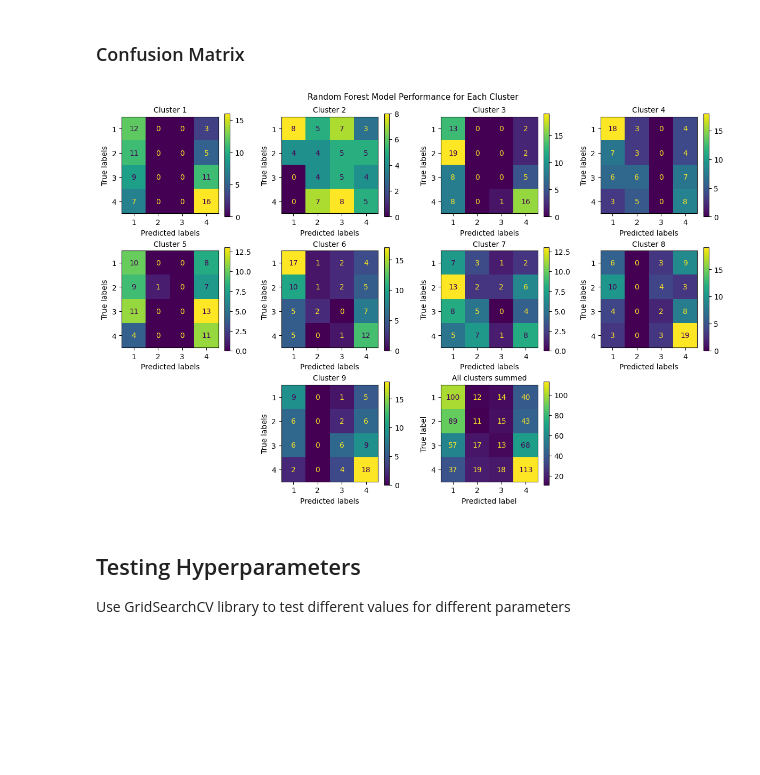
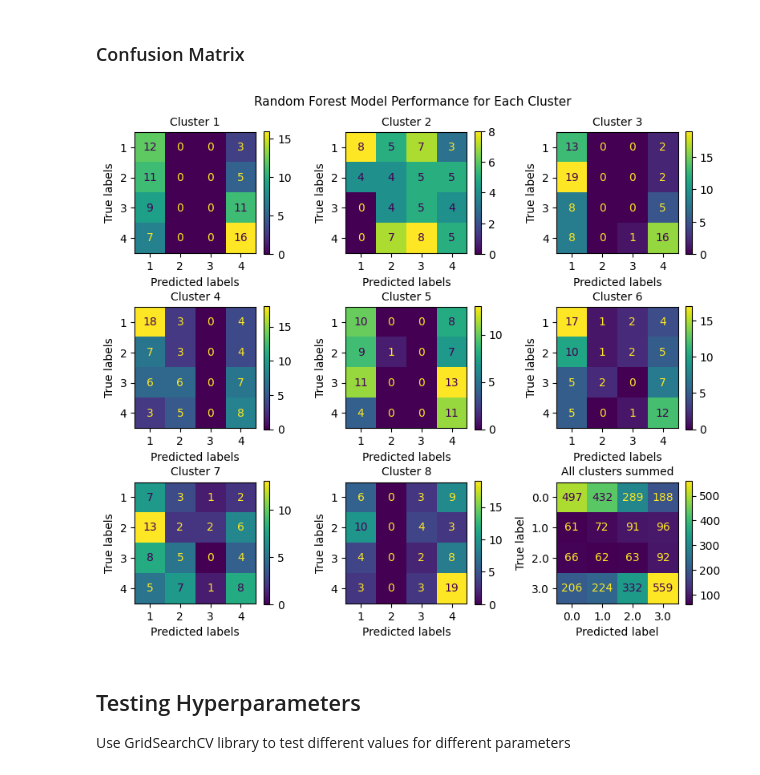
Before and after one commit to hwalters361/ML_rain_prediction, a Jupyter notebook: Introduction.ipynb, the cells around one changed output. Drawn from its saved outputs; the diff is of its cells as text; code cells hidden in the pictures; blank space fills up the shorter version.

```diff
--- a/Introduction.ipynb
+++ b/Introduction.ipynb
@@ -575,50 +573,32 @@ plt.show()
 # %%
 from sklearn.metrics import ConfusionMatrixDisplay
 
-def plot_confusion_matrices(predictions, correct_labels, title="", num_clusters=9):
+def plot_confusion_matrices(predictions, correct_labels, title=""):
     """ Plot the confusion matrices for a model for each cluster
     Args:
-        predictions (list): A list of 9 lists, where the ith list corresponds to the model predictions for cluster i+1.
-        correct_labels (list): A list of 9 lists, where the ith list corresponds to the actual labels for cluster i+1
+        predictions (list): A list of 8 lists, where the ith list corresponds to the model predictions for cluster i+1.
+        correct_labels (list): A list of 8 lists, where the ith list corresponds to the actual labels for cluster i+1
         title (str) (optioanl): A title for the figure
-        num_clusters (int): The number of clusters to plot
     """
-    if len(predictions) < num_clusters or len(correct_labels) < num_clusters:
-        raise ValueError(f"Length of predictions / labels is less than number of clusters")
-    if len(predictions) != len(correct_labels):
-        print(f"Prediction and label length mismatch. prediction length: {len(predictions)} label length: {len(correct_labels)}. Plotting only the first 9 arrays from each list")
-        predictions = predictions[:9]
-        correct_labels = correct_labels[:9]
-    if len(predictions) != num_clusters or len(correct_labels) != num_clusters:
-        print(f"Mismatch between number of clusters and predictions/labels. prediction length: {len(predictions)} label length: {len(correct_labels)} does not equal {num_clusters}. Plotting only the first 9 arrays from each list")
-        predictions = predictions[:9]
-        correct_labels = correct_labels[:9]
-
-    fig, axes = plt.subplots(nrows=3, ncols=4, figsize=(12,8))
-    spec = fig.add_gridspec(5, 5)
+    fig, axes = plt.subplots(nrows=3, ncols=3, figsize=(8,7))
+    spec = fig.add_gridspec(2, 4)
     flattened_axes = axes.flatten()
-    for i in range(9):
-        if i == 8:
-            flattened_axes[8].set_visible(False)
-            flattened_axes[11].set_visible(False)
-            a = flattened_axes[9]
-        else:
-            a = flattened_axes[i]
+    for i in range(8):
+        a = flattened_axes[i]
         ConfusionMatrixDisplay.from_predictions([int(x + 1) for x in correct_labels[i]], [int(x + 1) for x in predictions[i]], ax=a)
         a.set_title(label=f'Cluster {i+1}', fontdict={'fontsize':10})
         a.set_xlabel(xlabel='Predicted labels',fontdict={'fontsize':10})
         a.set_ylabel(ylabel='True labels',fontdict={'fontsize':10})
         i += 1
-    ConfusionMatrixDisplay.from_predictions([int(x[i] + 1) for x in correct_labels for i in range(len(x))], [int(x[i]+1) for x in predictions for i in range(len(x))], ax=flattened_axes[10])
-    flattened_axes[10].set_title(label="All clusters summed", fontdict={'fontsize':10})
+    ConfusionMatrixDisplay.from_predictions(np.array(predictions).flatten(),np.array(correct_labels).flatten(), ax=flattened_axes[8])
+    flattened_axes[8].set_title(label="All clusters summed", fontdict={'fontsize':10})
     fig.suptitle(title, fontsize=11)
     plt.tight_layout()
     plt.show()
 
-
-plot_confusion_matrices(conf_preds[:9], conf_labels[:9], "Random Forest Model Performance for Each Cluster")
+plot_confusion_matrices(conf_preds, conf_labels, "Random Forest Model Performance for Each Cluster")
 # %% [output]
-[figure, old version]
+[figure, new version]
 # %% [markdown]
 ## Testing Hyperparameters
 
```
Also changed, not shown: parts of 5 cells of this notebook.
